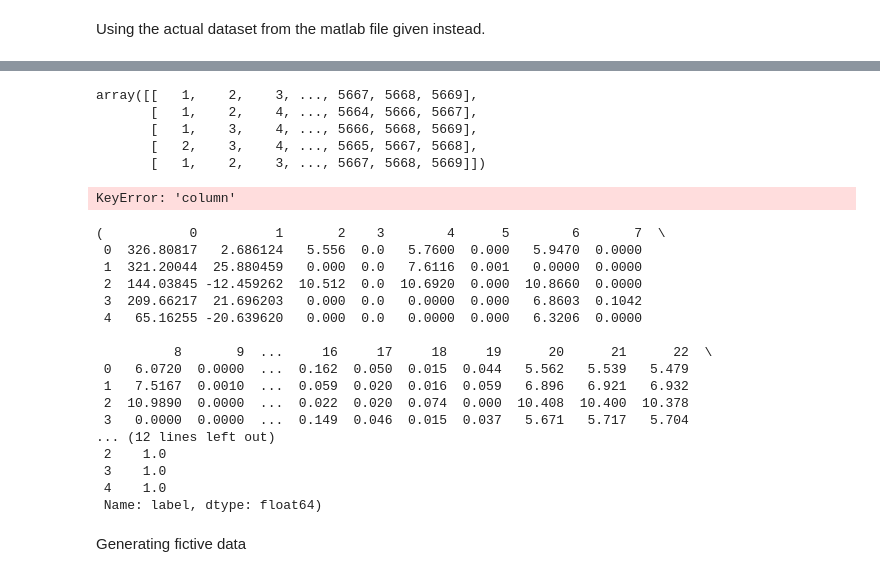
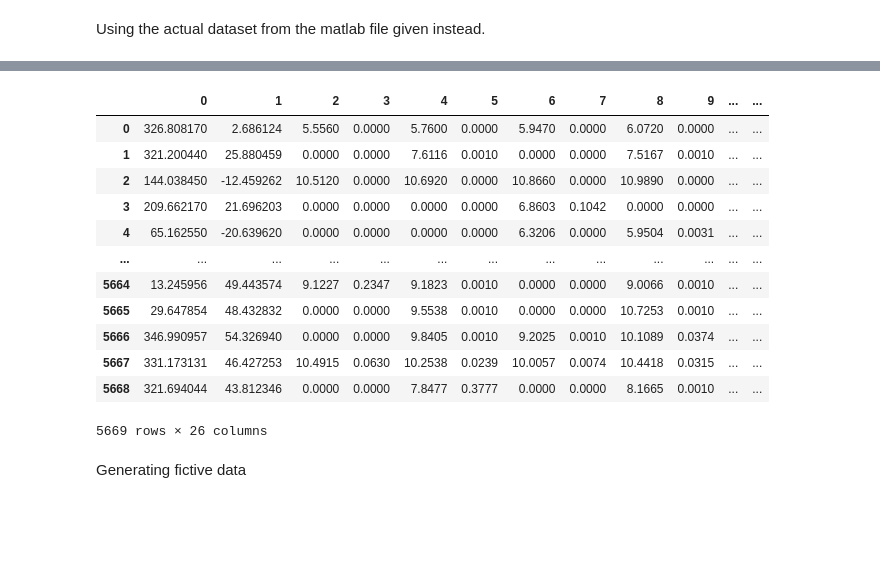
Before and after one commit to uh2000/brown_dwarf_detection, a Jupyter notebook: act_func_test.ipynb, the cells around one changed output, grey strips where cells are left out. Drawn from its saved outputs; the diff is of its cells as text; code cells hidden in the pictures; blank space fills up the shorter version.

Commit message:
Loading and preparing data to be used

```diff
--- a/act_func_test.ipynb
+++ b/act_func_test.ipynb
@@ -9,8 +10,8 @@ import numpy as np
 # %% [markdown]
 Using the actual dataset from the matlab file given instead.
 # %%
+mat_file = "original_dataset/ReadBrownDwarf.mat"
 data_path = "original_dataset/"
-data = pd.read_csv(data_path + "matlab_file_sorted.csv")
 idTE = np.load(data_path + "idTE.npy")
 idTR = np.load(data_path + "idTR.npy")
 labelTE = np.load(data_path + "labelTE.npy")
@@ -38,12 +18,0 @@ memory usage: 1.2 MB
-# %%
-idTR
-# %% [output]
-array([[   1,    2,    3, ..., 5667, 5668, 5669],
-       [   1,    2,    4, ..., 5664, 5666, 5667],
-       [   1,    3,    4, ..., 5666, 5668, 5669],
-       [   2,    3,    4, ..., 5665, 5667, 5668],
-       [   1,    2,    3, ..., 5667, 5668, 5669]])
-# %%
-df_TR = data[data["column"].isin(idTR[0])]
-# %% [output]
-KeyError: 'column'
@@ -55,20 +19,20 @@ X = df.drop(columns=["label"])
-# %%
-X.head(), y.head(),
-# %% [output]
-(           0          1       2    3        4      5        6       7  \
- 0  326.80817   2.686124   5.556  0.0   5.7600  0.000   5.9470  0.0000
- 1  321.20044  25.880459   0.000  0.0   7.6116  0.001   0.0000  0.0000
- 2  144.03845 -12.459262  10.512  0.0  10.6920  0.000  10.8660  0.0000
- 3  209.66217  21.696203   0.000  0.0   0.0000  0.000   6.8603  0.1042
- 4   65.16255 -20.639620   0.000  0.0   0.0000  0.000   6.3206  0.0000
-
-          8       9  ...     16     17     18     19      20      21      22  \
- 0   6.0720  0.0000  ...  0.162  0.050  0.015  0.044   5.562   5.539   5.479
- 1   7.5167  0.0010  ...  0.059  0.020  0.016  0.059   6.896   6.921   6.932
- 2  10.9890  0.0000  ...  0.022  0.020  0.074  0.000  10.408  10.400  10.378
- 3   0.0000  0.0000  ...  0.149  0.046  0.015  0.037   5.671   5.717   5.704
-... (12 lines left out)
- 2    1.0
- 3    1.0
- 4    1.0
- Name: label, dtype: float64)
+# %%
+#Extracting the data from the mat file
+with h5py.File(mat_file, 'r') as f:
+    data = f["data"]
+    data = pd.DataFrame(data).T
+data
+# %% [output]
+|  | 0 | 1 | 2 | 3 | 4 | 5 | 6 | 7 | 8 | 9 | ... | ... |
+| 0 | 326.808170 | 2.686124 | 5.5560 | 0.0000 | 5.7600 | 0.0000 | 5.9470 | 0.0000 | 6.0720 | 0.0000 | ... | ... |
+| 1 | 321.200440 | 25.880459 | 0.0000 | 0.0000 | 7.6116 | 0.0010 | 0.0000 | 0.0000 | 7.5167 | 0.0010 | ... | ... |
+| 2 | 144.038450 | -12.459262 | 10.5120 | 0.0000 | 10.6920 | 0.0000 | 10.8660 | 0.0000 | 10.9890 | 0.0000 | ... | ... |
+| 3 | 209.662170 | 21.696203 | 0.0000 | 0.0000 | 0.0000 | 0.0000 | 6.8603 | 0.1042 | 0.0000 | 0.0000 | ... | ... |
+| 4 | 65.162550 | -20.639620 | 0.0000 | 0.0000 | 0.0000 | 0.0000 | 6.3206 | 0.0000 | 5.9504 | 0.0031 | ... | ... |
+| ... | ... | ... | ... | ... | ... | ... | ... | ... | ... | ... | ... | ... |
+| 5664 | 13.245956 | 49.443574 | 9.1227 | 0.2347 | 9.1823 | 0.0010 | 0.0000 | 0.0000 | 9.0066 | 0.0010 | ... | ... |
+| 5665 | 29.647854 | 48.432832 | 0.0000 | 0.0000 | 9.5538 | 0.0010 | 0.0000 | 0.0000 | 10.7253 | 0.0010 | ... | ... |
+| 5666 | 346.990957 | 54.326940 | 0.0000 | 0.0000 | 9.8405 | 0.0010 | 9.2025 | 0.0010 | 10.1089 | 0.0374 | ... | ... |
+| 5667 | 331.173131 | 46.427253 | 10.4915 | 0.0630 | 10.2538 | 0.0239 | 10.0057 | 0.0074 | 10.4418 | 0.0315 | ... | ... |
+| 5668 | 321.694044 | 43.812346 | 0.0000 | 0.0000 | 7.8477 | 0.3777 | 0.0000 | 0.0000 | 8.1665 | 0.0010 | ... | ... |
+5669 rows × 26 columns
```
Also changed, not shown: parts of 4 cells of this notebook.
